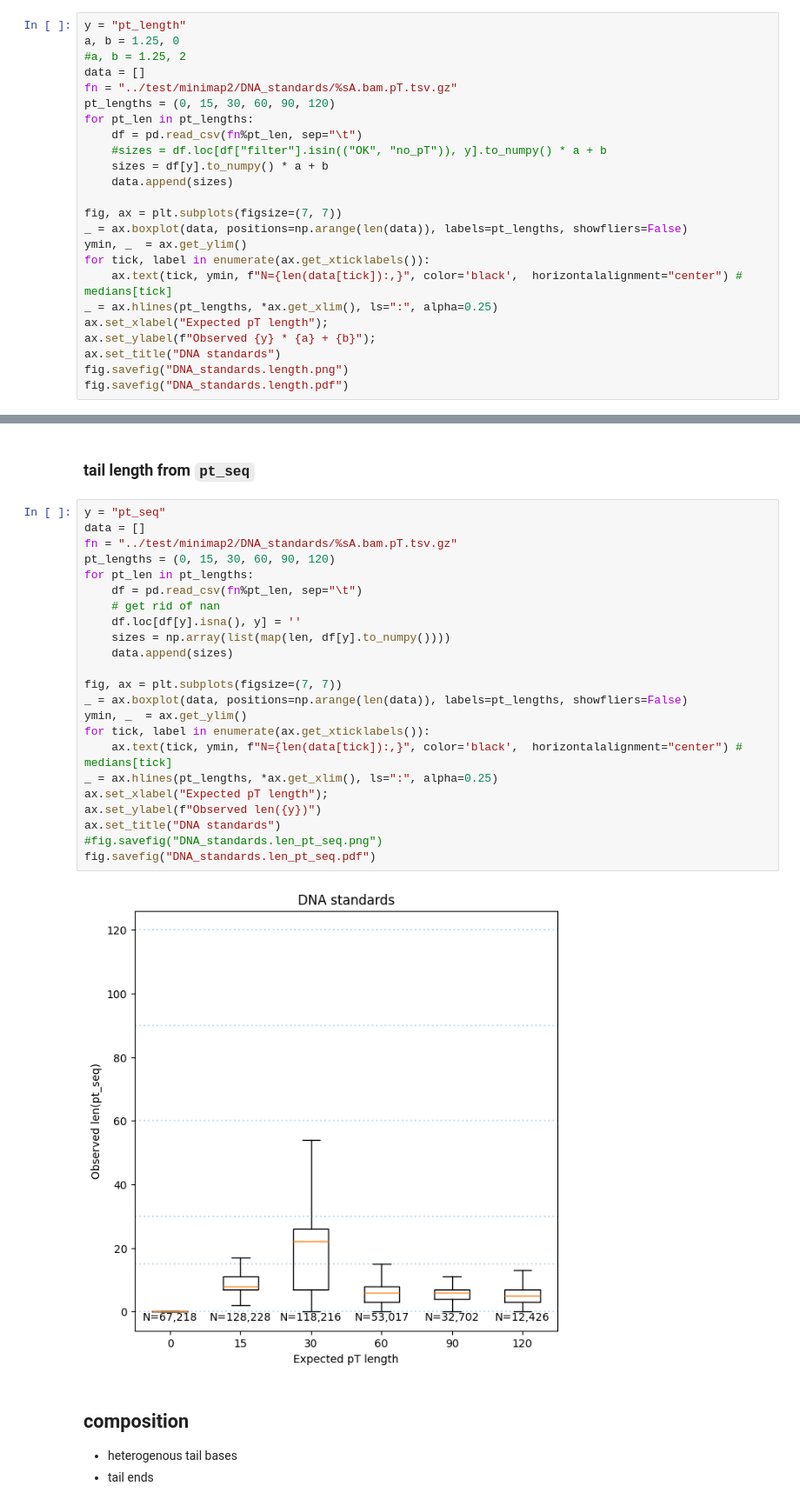
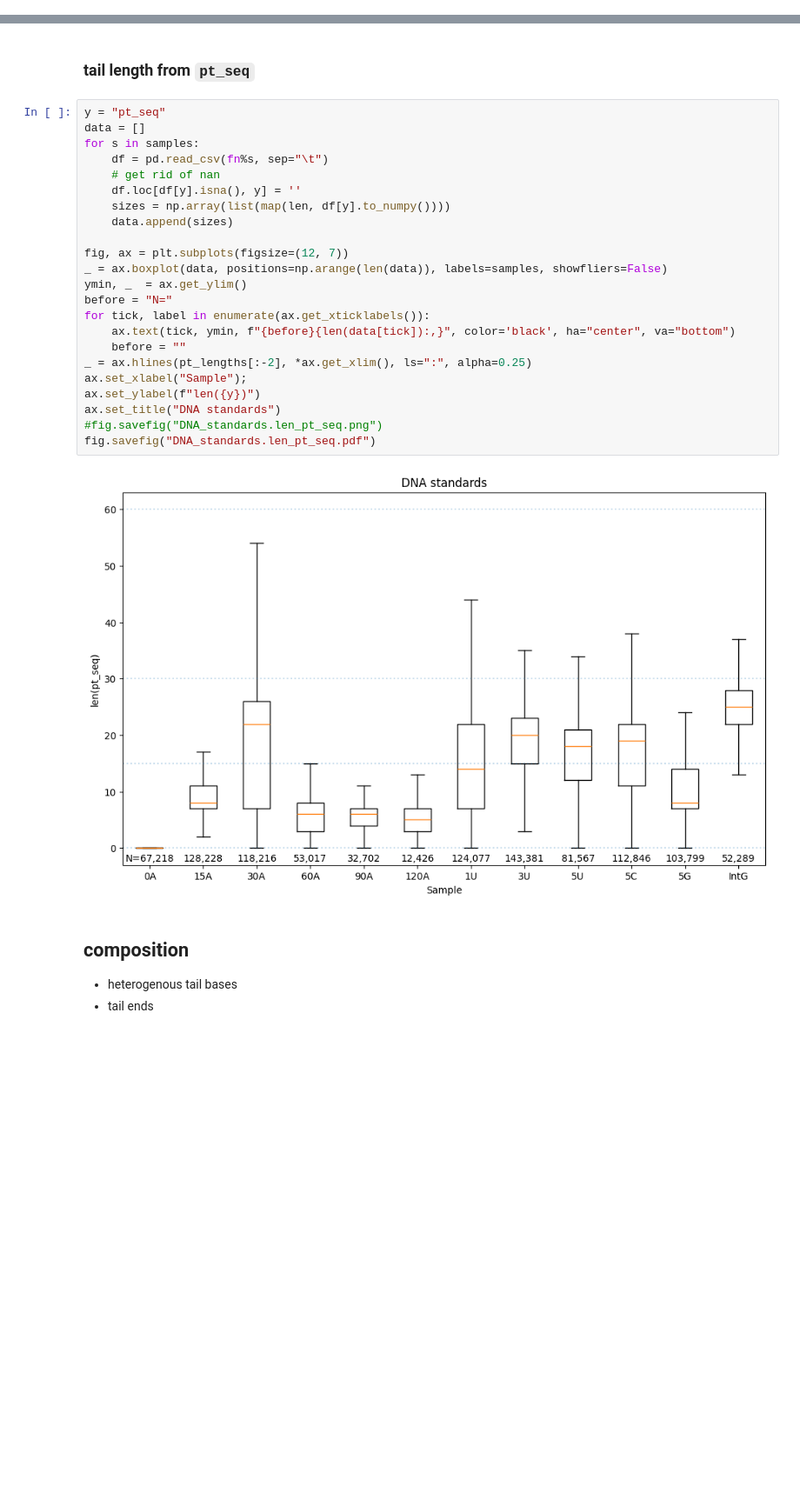
Before and after one commit to novoalab/polyTailor, a Jupyter notebook: notebook/DNA_standards.ipynb, the cells around one changed output, grey strips where cells are left out. Shown at 87% size. Drawn from its saved outputs; the diff is of its cells as text; blank space fills up the shorter version.

```diff
--- a/notebook/DNA_standards.ipynb
+++ b/notebook/DNA_standards.ipynb
@@ -24,27 +26,3 @@ from glob import glob
 PolyTailor underestimates tail length, therefore we normalise it by a factor `a` optionally adding `b`.
 
 Additionally, you can choose to include only reads with selected filters ie `OK` and `no_pT`.
-# %%
-y = "pt_length"
-a, b = 1.25, 0
-#a, b = 1.25, 2
-data = []
-fn = "../test/minimap2/DNA_standards/%sA.bam.pT.tsv.gz"
-pt_lengths = (0, 15, 30, 60, 90, 120)
-for pt_len in pt_lengths:
-    df = pd.read_csv(fn%pt_len, sep="\t")
-    #sizes = df.loc[df["filter"].isin(("OK", "no_pT")), y].to_numpy() * a + b
-    sizes = df[y].to_numpy() * a + b
-    data.append(sizes)
-
-fig, ax = plt.subplots(figsize=(7, 7))
-_ = ax.boxplot(data, positions=np.arange(len(data)), labels=pt_lengths, showfliers=False)
-ymin, _  = ax.get_ylim()
-for tick, label in enumerate(ax.get_xticklabels()):
-    ax.text(tick, ymin, f"N={len(data[tick]):,}", color='black',  horizontalalignment="center") # medians[tick]
-_ = ax.hlines(pt_lengths, *ax.get_xlim(), ls=":", alpha=0.25)
-ax.set_xlabel("Expected pT length");
-ax.set_ylabel(f"Observed {y} * {a} + {b}");
-ax.set_title("DNA standards")
-fig.savefig("DNA_standards.length.png")
-fig.savefig("DNA_standards.length.pdf")
@@ -55,28 +61,28 @@ fig.savefig("DNA_standards.length.pdf")
 # %%
 y = "pt_seq"
 data = []
-fn = "../test/minimap2/DNA_standards/%sA.bam.pT.tsv.gz"
-pt_lengths = (0, 15, 30, 60, 90, 120)
-for pt_len in pt_lengths:
-    df = pd.read_csv(fn%pt_len, sep="\t")
+for s in samples:
+    df = pd.read_csv(fn%s, sep="\t")
     # get rid of nan
     df.loc[df[y].isna(), y] = ''
     sizes = np.array(list(map(len, df[y].to_numpy())))
     data.append(sizes)
 
-fig, ax = plt.subplots(figsize=(7, 7))
-_ = ax.boxplot(data, positions=np.arange(len(data)), labels=pt_lengths, showfliers=False)
+fig, ax = plt.subplots(figsize=(12, 7))
+_ = ax.boxplot(data, positions=np.arange(len(data)), labels=samples, showfliers=False)
 ymin, _  = ax.get_ylim()
+before = "N="
 for tick, label in enumerate(ax.get_xticklabels()):
-    ax.text(tick, ymin, f"N={len(data[tick]):,}", color='black',  horizontalalignment="center") # medians[tick]
-_ = ax.hlines(pt_lengths, *ax.get_xlim(), ls=":", alpha=0.25)
-ax.set_xlabel("Expected pT length");
-ax.set_ylabel(f"Observed len({y})")
+    ax.text(tick, ymin, f"{before}{len(data[tick]):,}", color='black', ha="center", va="bottom")
+    before = ""
+_ = ax.hlines(pt_lengths[:-2], *ax.get_xlim(), ls=":", alpha=0.25)
+ax.set_xlabel("Sample");
+ax.set_ylabel(f"len({y})")
 ax.set_title("DNA standards")
 #fig.savefig("DNA_standards.len_pt_seq.png")
 fig.savefig("DNA_standards.len_pt_seq.pdf")
 # %% [output]
-[figure, old version]
+[figure, new version]
 # %% [markdown]
 ## composition
 
```
Also changed, not shown: parts of 7 cells of this notebook, 14 other files.
